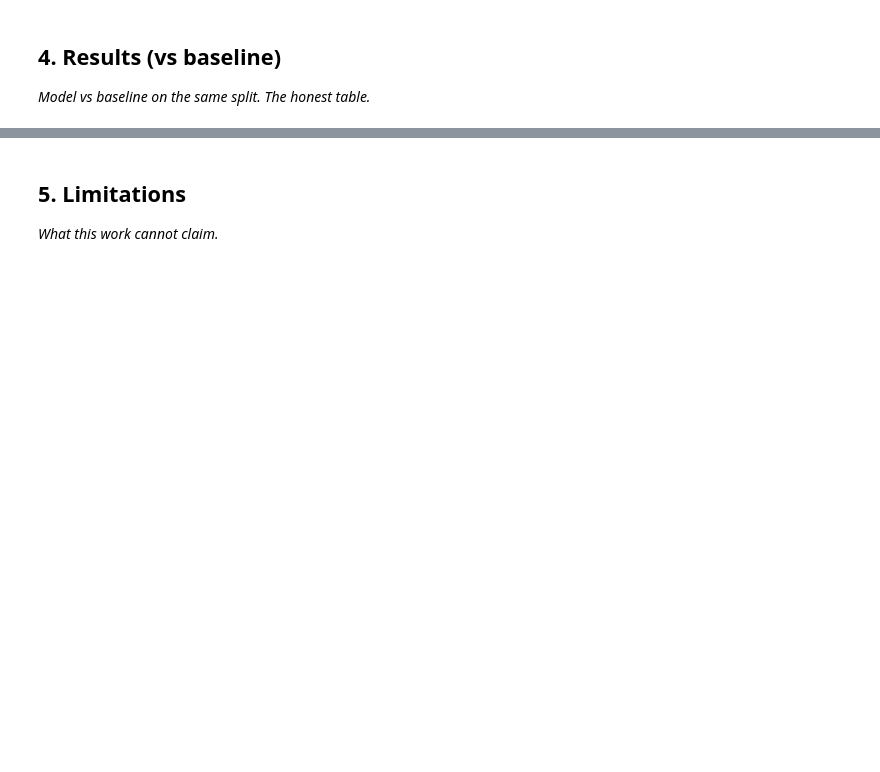
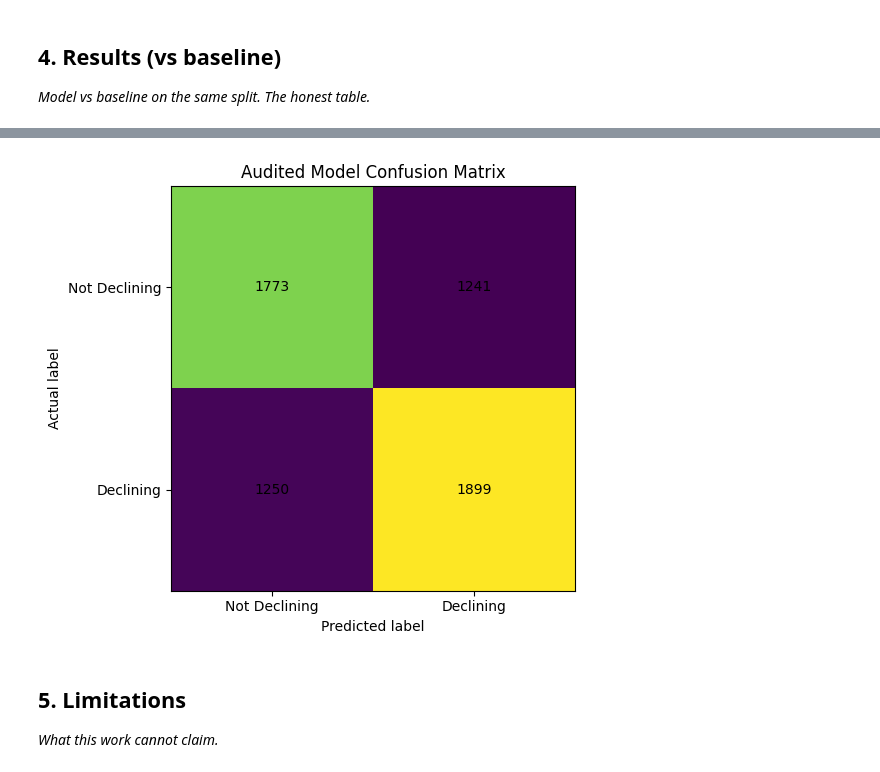
Before and after one commit to kavanaaykavna/1stmlassignment, a Jupyter notebook: work/notebooks/capstone.ipynb, the cells around one changed output, grey strips where cells are left out. Cells and saved outputs as stored; diff of their text form; code cells hidden in the pictures; blank space fills up the shorter version.

```diff
--- a/work/notebooks/capstone.ipynb
+++ b/work/notebooks/capstone.ipynb
@@ -25,3 +474,37 @@ This skeleton is yours to fill. Work the sections **in order** — each one has
+# %%
+# Confusion matrix figure
+plt.figure(figsize=(6, 5))
+
+plt.imshow(honest_cm)
+
+plt.title("Audited Model Confusion Matrix")
+plt.xlabel("Predicted label")
+plt.ylabel("Actual label")
+
+plt.xticks([0, 1], ["Not Declining", "Declining"])
+plt.yticks([0, 1], ["Not Declining", "Declining"])
+
+for i in range(2):
+    for j in range(2):
+        plt.text(
+            j,
+            i,
+            honest_cm[i, j],
+            ha="center",
+            va="center"
+        )
+
+plt.tight_layout()
+
+plt.savefig(
+    "work/figures/audited_confusion_matrix.png",
+    dpi=150,
+    bbox_inches="tight"
+)
+
+plt.show()
+# %% [output]
+[figure, added]
 # %% [markdown]
 ## 5. Limitations
 
```
Also changed, not shown: parts of 23 cells of this notebook.
